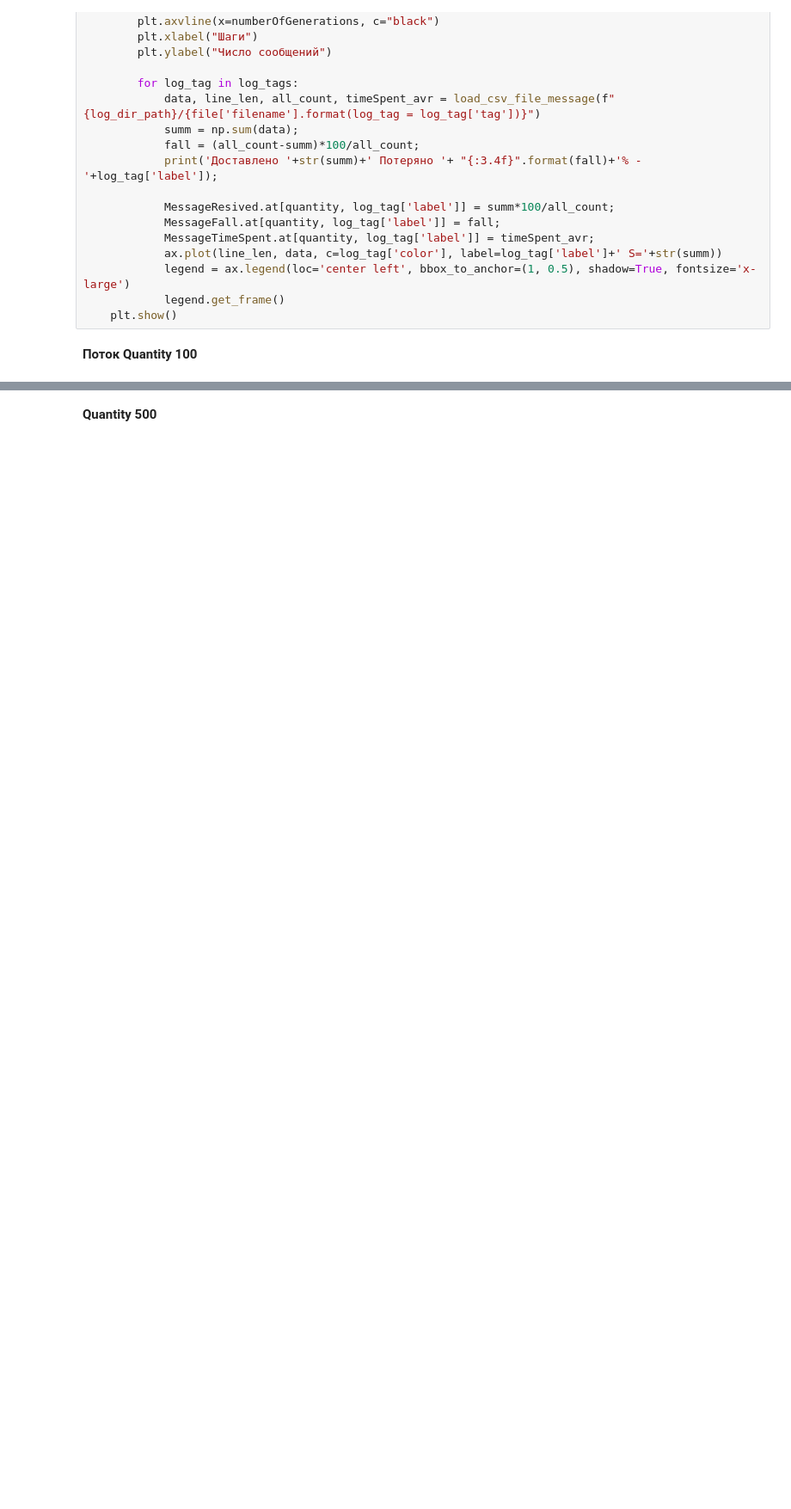
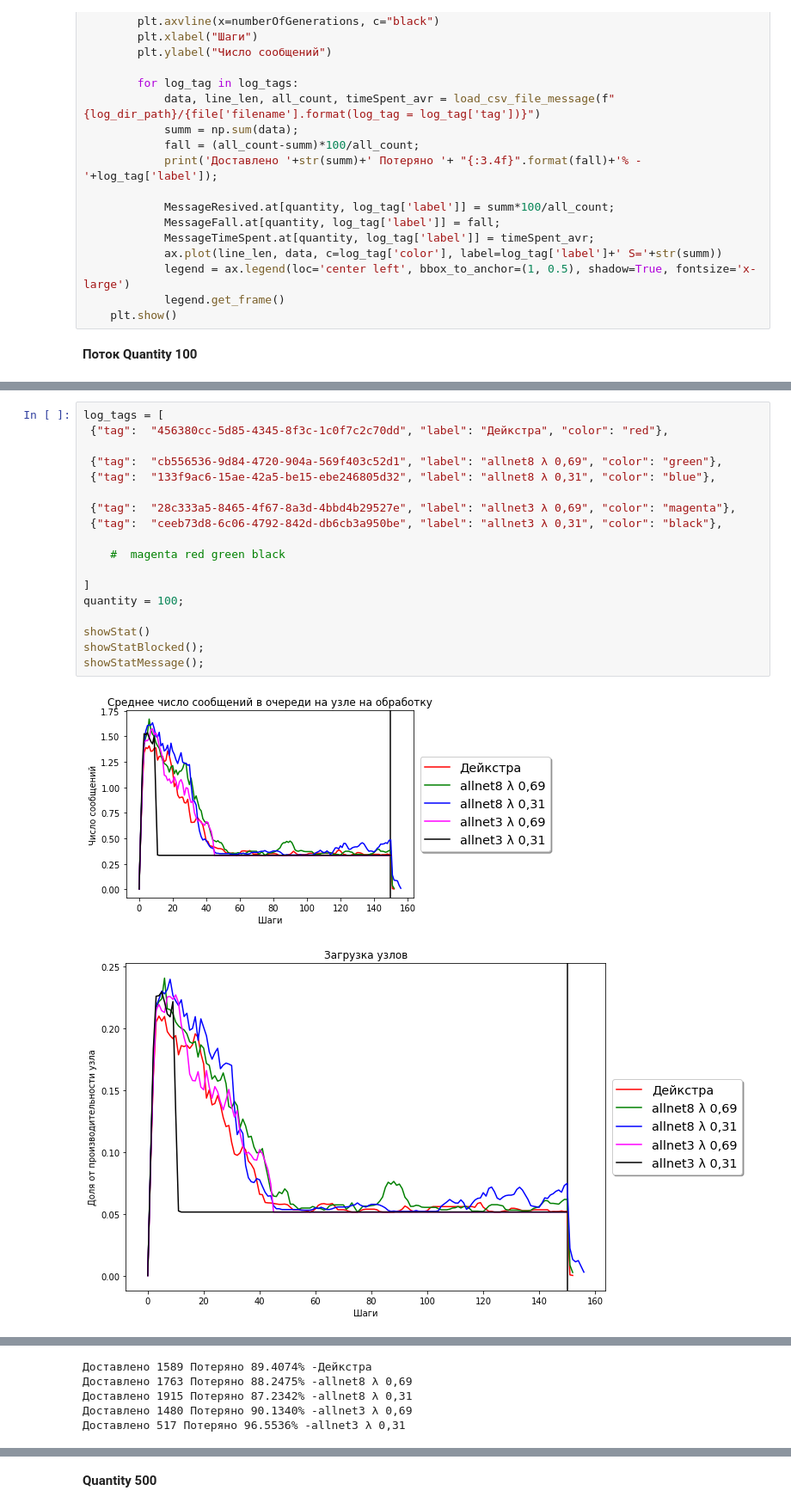
Before and after one commit to clgray/NetSim, a Jupyter notebook: NetSimVisualizer/300Nodes/NetSimBlock AllNet8.ipynb, the cells around one changed output, grey strips where cells are left out. Shown at 86% size. Drawn from its saved outputs; the diff is of its cells as text; blank space fills up the shorter version.

```diff
--- a/NetSimVisualizer/300Nodes/NetSimBlock AllNet8.ipynb
+++ b/NetSimVisualizer/300Nodes/NetSimBlock AllNet8.ipynb
@@ -186,0 +161,21 @@ showStatMessage();
+# %%
+log_tags = [
+ {"tag":  "456380cc-5d85-4345-8f3c-1c0f7c2c70dd", "label": "Дейкстра", "color": "red"},
+
+ {"tag":  "cb556536-9d84-4720-904a-569f403c52d1", "label": "allnet8 λ 0,69", "color": "green"},
+ {"tag":  "133f9ac6-15ae-42a5-be15-ebe246805d32", "label": "allnet8 λ 0,31", "color": "blue"},
+
+ {"tag":  "28c333a5-8465-4f67-8a3d-4bbd4b29527e", "label": "allnet3 λ 0,69", "color": "magenta"},
+ {"tag":  "ceeb73d8-6c06-4792-842d-db6cb3a950be", "label": "allnet3 λ 0,31", "color": "black"},
+
+    #  magenta red green black
+
+]
+quantity = 100;
+
+showStat()
+showStatBlocked();
+showStatMessage();
+# %% [output]
+[figure, added]
+[figure, added]
@@ -186,0 +184,5 @@ showStatMessage();
+Доставлено 1589 Потеряно 89.4074% -Дейкстра
+Доставлено 1763 Потеряно 88.2475% -allnet8 λ 0,69
+Доставлено 1915 Потеряно 87.2342% -allnet8 λ 0,31
+Доставлено 1480 Потеряно 90.1340% -allnet3 λ 0,69
+Доставлено 517 Потеряно 96.5536% -allnet3 λ 0,31
```
Also changed, not shown: parts of 12 cells of this notebook, 14 other files.
